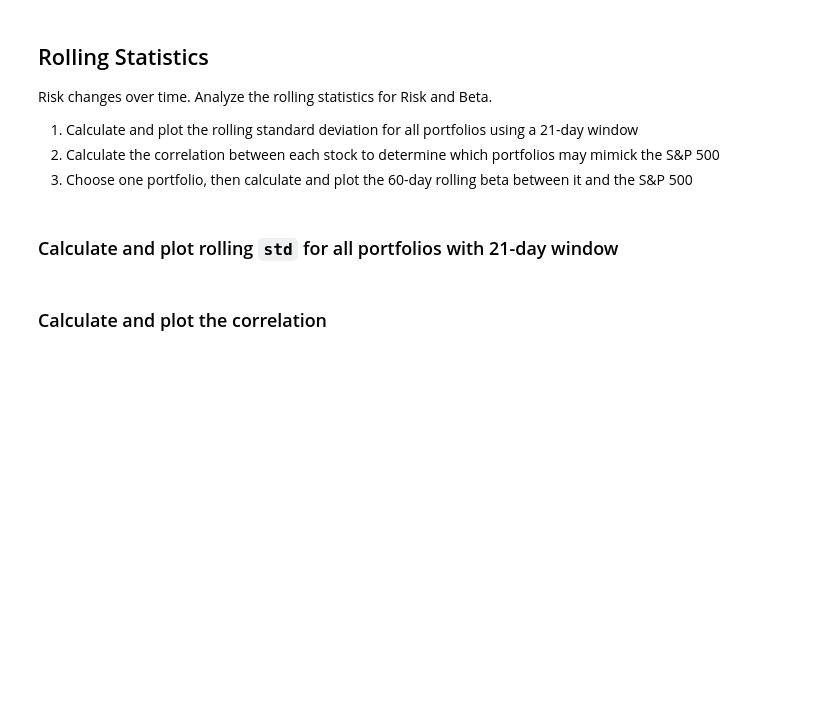
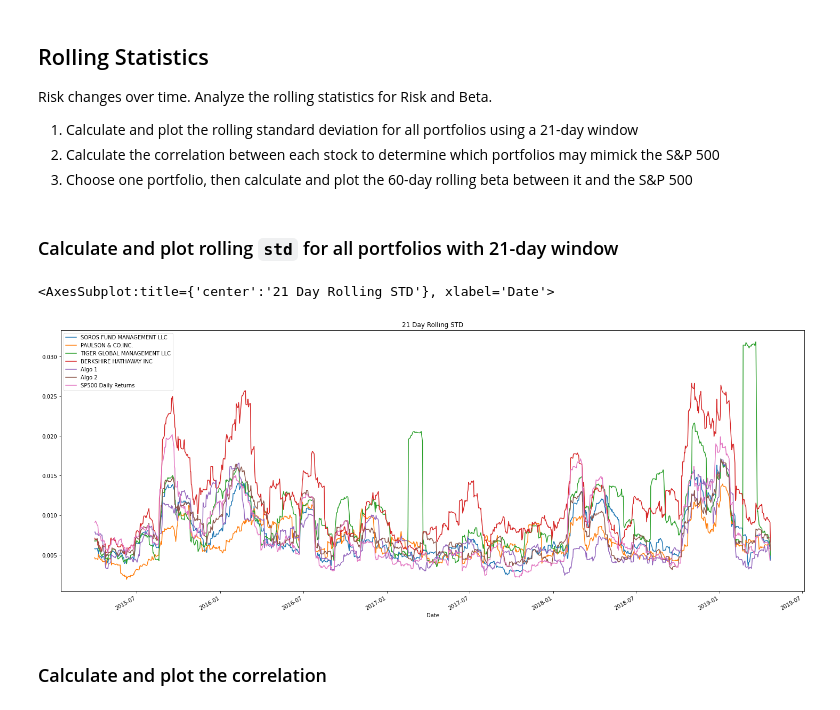
Before and after one commit to Mun-Min/Pandas_Portfolio_Analysis, a Jupyter notebook: main.ipynb, the cells around one changed output. Cells and saved outputs as stored; diff of their text form; code cells hidden in the pictures; blank space fills up the shorter version.

Commit message:
Rolling Statistics & Sharpe Ratios commit

```diff
--- a/main.ipynb
+++ b/main.ipynb
@@ -276,8 +292,10 @@ Risk changes over time. Analyze the rolling statistics for Risk and Beta.
 ### Calculate and plot rolling `std` for all portfolios with 21-day window
 # %%
 # Calculate the rolling standard deviation for all portfolios using a 21-day window
-
-# Plot the rolling standard deviation
+joined_data_cols.rolling(window = 21).std().plot(title = "21 Day Rolling STD", figsize = (25,10))
+# %% [output]
+<AxesSubplot:title={'center':'21 Day Rolling STD'}, xlabel='Date'>
+[figure, added]
 # %% [markdown]
 ### Calculate and plot the correlation
 # %%
```
Also changed, not shown: parts of 18 cells of this notebook.
